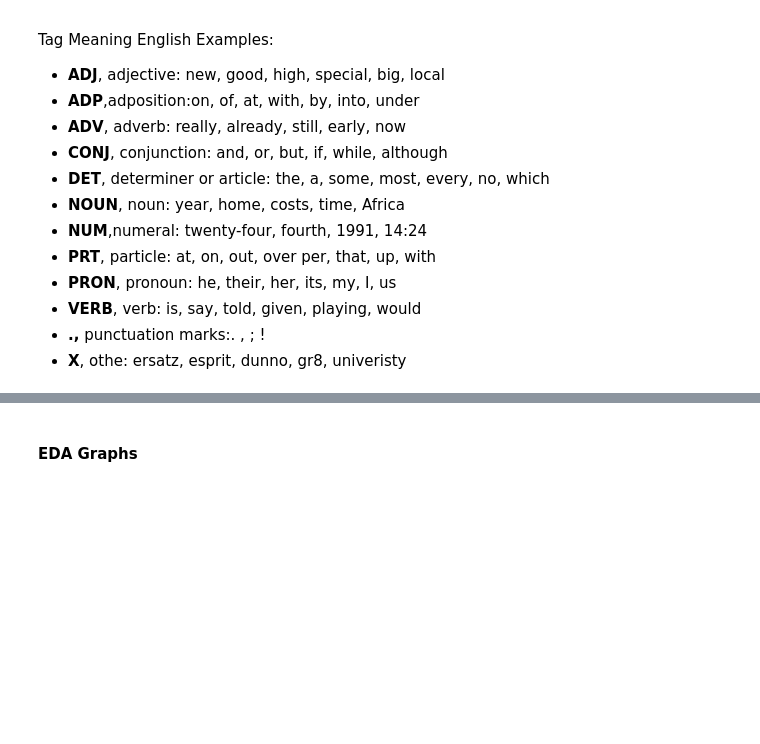
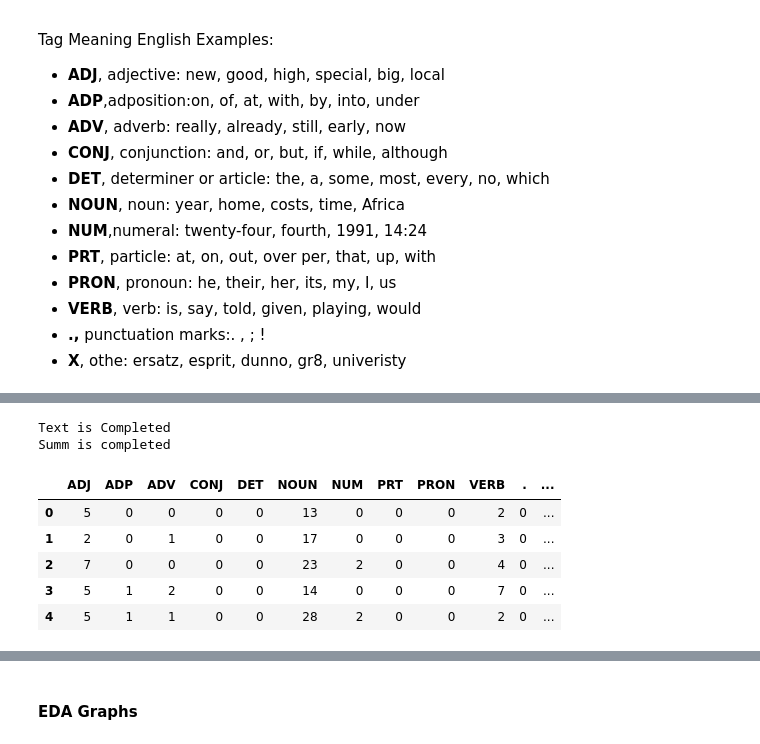
Before and after one commit to Aditya190600/SummaryGen, a Jupyter notebook: notebook/EDA.ipynb, the cells around one changed output, grey strips where cells are left out. Cells and saved outputs as stored; diff of their text form; code cells hidden in the pictures; blank space fills up the shorter version.

```diff
--- a/notebook/EDA.ipynb
+++ b/notebook/EDA.ipynb
@@ -489,9 +485,24 @@ def get_pos_tags(sentences, tagset='universal'):
 # %%
+
 # Identify the taggings for the text variable
-news_text = df_CNN['article'].values
+news_text = df_stop['text'].values
 df_text = get_pos_tags(news_text)
+df_text.to_csv("Text_POS.csv")
+print("Text is Completed")
+
 # Identify the taggings for the summary variable
-news_summary = df_CNN['highlights'].values
+news_summary = df_stop['summary.0'].values
 df_summary = get_pos_tags(news_summary)
+df_summary.to_csv("Summ_POS.csv")
+print("Summ is completed")
 
 df_summary.head()
+# %% [output]
+Text is Completed
+Summ is completed
+|  | ADJ | ADP | ADV | CONJ | DET | NOUN | NUM | PRT | PRON | VERB | . | ... |
+| 0 | 5 | 0 | 0 | 0 | 0 | 13 | 0 | 0 | 0 | 2 | 0 | ... |
+| 1 | 2 | 0 | 1 | 0 | 0 | 17 | 0 | 0 | 0 | 3 | 0 | ... |
+| 2 | 7 | 0 | 0 | 0 | 0 | 23 | 2 | 0 | 0 | 4 | 0 | ... |
+| 3 | 5 | 1 | 2 | 0 | 0 | 14 | 0 | 0 | 0 | 7 | 0 | ... |
+| 4 | 5 | 1 | 1 | 0 | 0 | 28 | 2 | 0 | 0 | 2 | 0 | ... |
```
Also changed, not shown: parts of 8 cells of this notebook, 1 other file.
